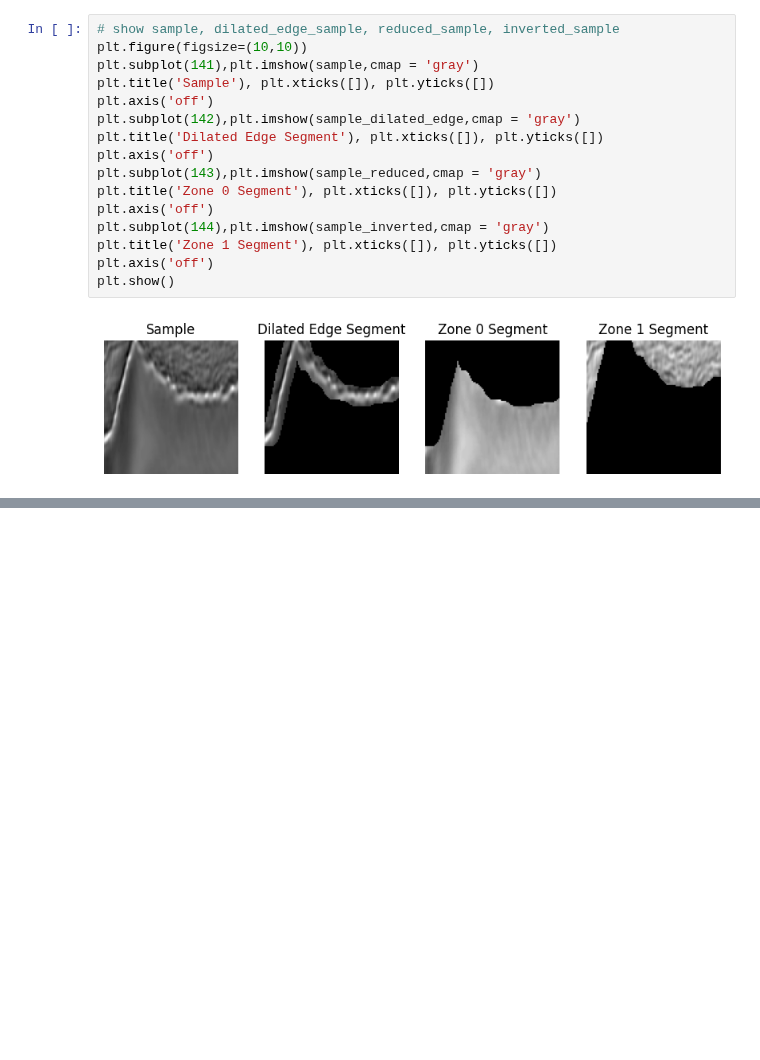
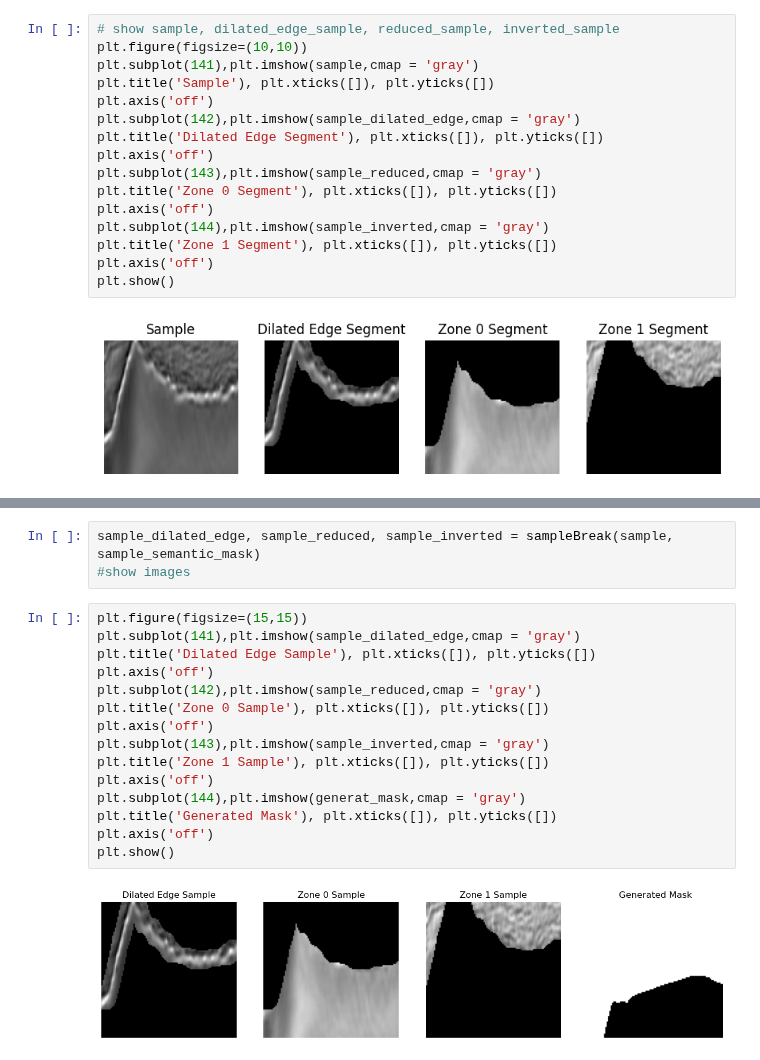
Before and after one commit to lucterres/textureSSD, a Jupyter notebook: msk morf ops.ipynb, the cells around one changed output, grey strips where cells are left out. Cells and saved outputs as stored; diff of their text form; blank space fills up the shorter version.

```diff
--- a/msk morf ops.ipynb
+++ b/msk morf ops.ipynb
@@ -180,0 +232,20 @@ plt.show()
+# %%
+sample_dilated_edge, sample_reduced, sample_inverted = sampleBreak(sample, sample_semantic_mask)
+#show images
+# %%
+plt.figure(figsize=(15,15))
+plt.subplot(141),plt.imshow(sample_dilated_edge,cmap = 'gray')
+plt.title('Dilated Edge Sample'), plt.xticks([]), plt.yticks([])
+plt.axis('off')
+plt.subplot(142),plt.imshow(sample_reduced,cmap = 'gray')
+plt.title('Zone 0 Sample'), plt.xticks([]), plt.yticks([])
+plt.axis('off')
+plt.subplot(143),plt.imshow(sample_inverted,cmap = 'gray')
+plt.title('Zone 1 Sample'), plt.xticks([]), plt.yticks([])
+plt.axis('off')
+plt.subplot(144),plt.imshow(generat_mask,cmap = 'gray')
+plt.title('Generated Mask'), plt.xticks([]), plt.yticks([])
+plt.axis('off')
+plt.show()
+# %% [output]
+[figure, added]
```
Also changed, not shown: parts of 10 cells of this notebook, 3 other files.
